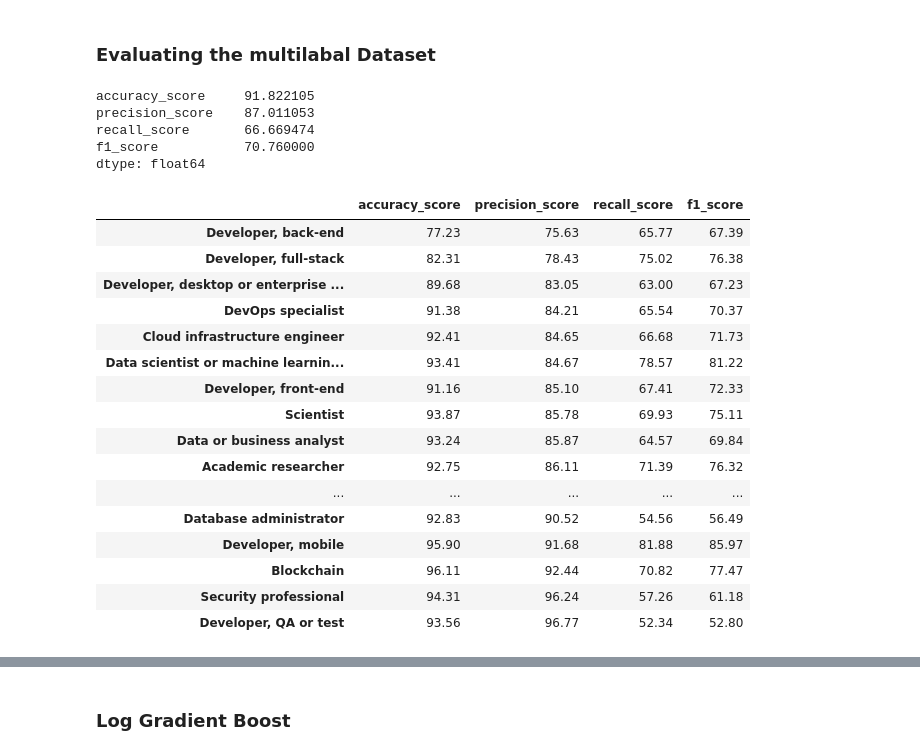
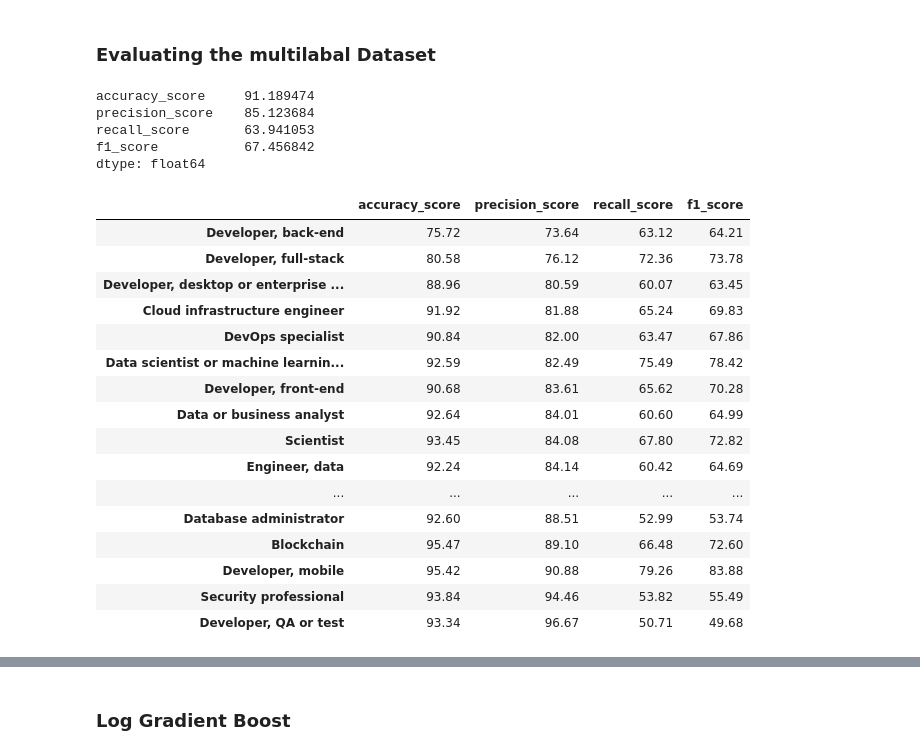
Before and after one commit to AlyAEE/Tech-Jobs-Prediction-Based-On-Your-Skillset-Project, a Jupyter notebook: Notebooks/04.Model Building.ipynb, the cells around one changed output, grey strips where cells are left out. Drawn from its saved outputs; the diff is of its cells as text; code cells hidden in the pictures.

```diff
--- a/Notebooks/04.Model Building.ipynb
+++ b/Notebooks/04.Model Building.ipynb
@@ -726,8 +674,7 @@ validation_scores
 # %% [markdown]
 ## Gradient Boost
 # %%
-base_estimator = GradientBoostingClassifier(random_state=42)
-
-gd_clf = OneVsRestClassifier(base_estimator)
+# Train a Gradient Boosting Classifier
+gd_clf = MultiOutputClassifier(estimator=GradientBoostingClassifier(n_estimators=100,max_depth=3,max_features='sqrt',verbose=1,random_state=42))
 gd_clf.fit(x_train,y_train)
 # %% [output]
@@ -735,36 +701,31 @@ OneVsRestClassifier(estimator=GradientBoostingClassifier(random_state=42))
 # %% [markdown]
 ### Evaluating the multilabal Dataset
 # %%
-# Evaluate on train set
-predictions =  pd.DataFrame(gd_clf.predict(x_train),
-                            columns=y_train.columns)
-train_scores = {score.__name__: calculate_quality(y_train, predictions, score)
-                for score in [accuracy_score, precision_score, recall_score, f1_score]}
-train_scores = pd.concat(train_scores,axis=1)
-mean_train_scores = train_scores.mean()
+metrics=[accuracy_score, precision_score, recall_score, f1_score]
+train_scores, mean_train_scores= calculate_metrics(gd_clf,x_train,y_train, metrics)
+
+print(mean_train_scores)
+train_scores.sort_values("precision_score")
+# %% [output]
+accuracy_score     91.189474
+precision_score    85.123684
+recall_score       63.941053
+f1_score           67.456842
+dtype: float64
+|  | accuracy_score | precision_score | recall_score | f1_score |
+| Developer, back-end | 75.72 | 73.64 | 63.12 | 64.21 |
+| Developer, full-stack | 80.58 | 76.12 | 72.36 | 73.78 |
+| Developer, desktop or enterprise ... | 88.96 | 80.59 | 60.07 | 63.45 |
+| Cloud infrastructure engineer | 91.92 | 81.88 | 65.24 | 69.83 |
+| DevOps specialist | 90.84 | 82.00 | 63.47 | 67.86 |
+| Data scientist or machine learnin... | 92.59 | 82.49 | 75.49 | 78.42 |
+| Developer, front-end | 90.68 | 83.61 | 65.62 | 70.28 |
+| Data or business analyst | 92.64 | 84.01 | 60.60 | 64.99 |
+| Scientist | 93.45 | 84.08 | 67.80 | 72.82 |
+| Engineer, data | 92.24 | 84.14 | 60.42 | 64.69 |
+| ... | ... | ... | ... | ... |
+| Database administrator | 92.60 | 88.51 | 52.99 | 53.74 |
+| Blockchain | 95.47 | 89.10 | 66.48 | 72.60 |
+| Developer, mobile | 95.42 | 90.88 | 79.26 | 83.88 |
+| Security professional | 93.84 | 94.46 | 53.82 | 55.49 |
+| Developer, QA or test | 93.34 | 96.67 | 50.71 | 49.68 |
-# %%
-print(train_scores.mean())
-train_scores.sort_values("precision_score")
-# %% [output]
-accuracy_score     91.822105
-precision_score    87.011053
-recall_score       66.669474
-f1_score           70.760000
-dtype: float64
-|  | accuracy_score | precision_score | recall_score | f1_score |
-| Developer, back-end | 77.23 | 75.63 | 65.77 | 67.39 |
-| Developer, full-stack | 82.31 | 78.43 | 75.02 | 76.38 |
-| Developer, desktop or enterprise ... | 89.68 | 83.05 | 63.00 | 67.23 |
-| DevOps specialist | 91.38 | 84.21 | 65.54 | 70.37 |
-| Cloud infrastructure engineer | 92.41 | 84.65 | 66.68 | 71.73 |
-| Data scientist or machine learnin... | 93.41 | 84.67 | 78.57 | 81.22 |
-| Developer, front-end | 91.16 | 85.10 | 67.41 | 72.33 |
-| Scientist | 93.87 | 85.78 | 69.93 | 75.11 |
-| Data or business analyst | 93.24 | 85.87 | 64.57 | 69.84 |
-| Academic researcher | 92.75 | 86.11 | 71.39 | 76.32 |
-| ... | ... | ... | ... | ... |
-| Database administrator | 92.83 | 90.52 | 54.56 | 56.49 |
-| Developer, mobile | 95.90 | 91.68 | 81.88 | 85.97 |
-| Blockchain | 96.11 | 92.44 | 70.82 | 77.47 |
-| Security professional | 94.31 | 96.24 | 57.26 | 61.18 |
-| Developer, QA or test | 93.56 | 96.77 | 52.34 | 52.80 |
```
Also changed, not shown: parts of 93 cells of this notebook, 8 other files.
